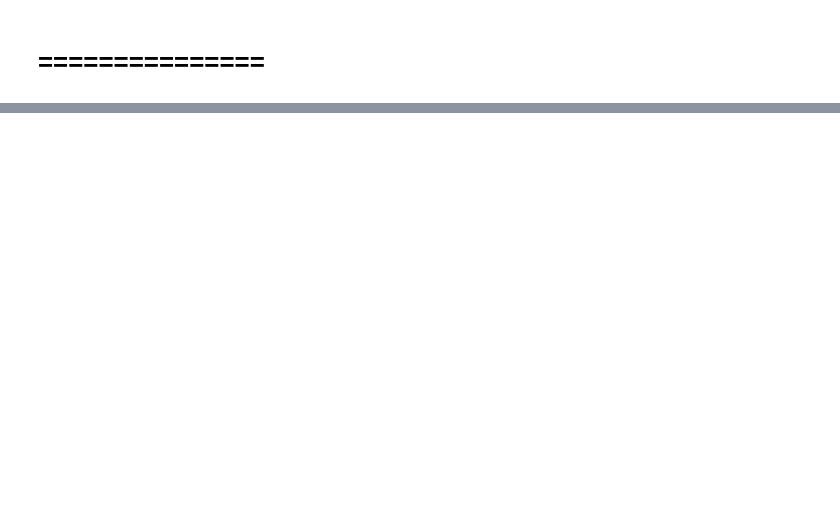
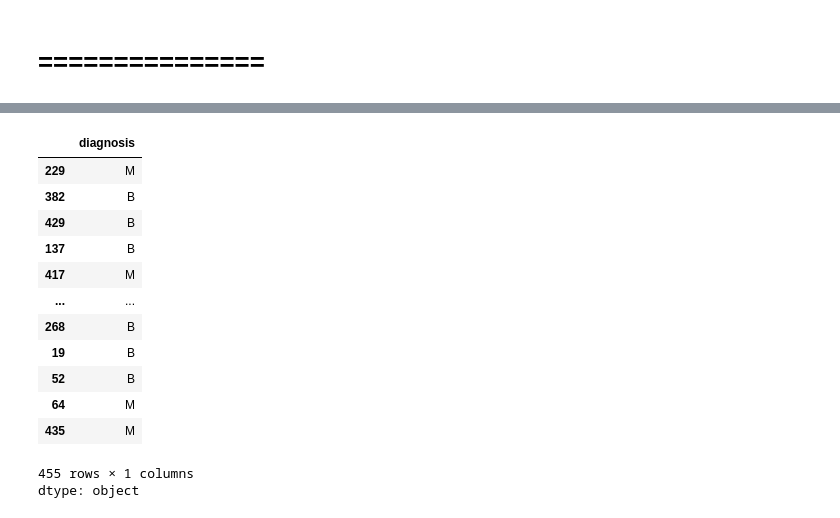
Before and after one commit to Shikher-jain/Data_Science, a Jupyter notebook: DL/PYTORCH/CampusX_PT/Pytorch_CampusX.ipynb, the cells around one changed output, grey strips where cells are left out. Saved outputs shown, nothing was run; the diff lists cells and outputs as text; code cells hidden in the pictures; blank space fills up the shorter version.

```diff
--- a/DL/PYTORCH/CampusX_PT/Pytorch_CampusX.ipynb
+++ b/DL/PYTORCH/CampusX_PT/Pytorch_CampusX.ipynb
@@ -347,0 +260,2 @@ x.grad,x.grad.zero_
+# %%
+X_train, X_test, y_train, y_test = train_test_split(df.iloc[:, 1:], df.iloc[:, 0], test_size=0.2)
@@ -347,0 +282,17 @@ x.grad,x.grad.zero_
+# %%
+y_train
+# %% [output]
+|  | diagnosis |
+| 229 | M |
+| 382 | B |
+| 429 | B |
+| 137 | B |
+| 417 | M |
+| ... | ... |
+| 268 | B |
+| 19 | B |
+| 52 | B |
+| 64 | M |
+| 435 | M |
+455 rows × 1 columns
+dtype: object
```
Also changed, not shown: parts of 47 cells of this notebook.
